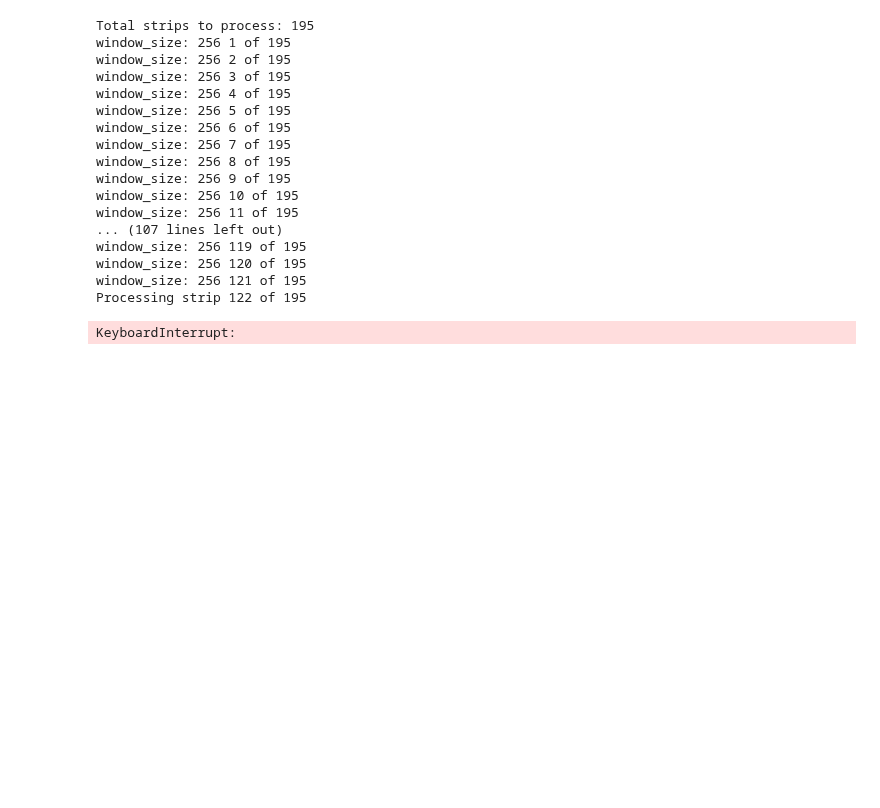
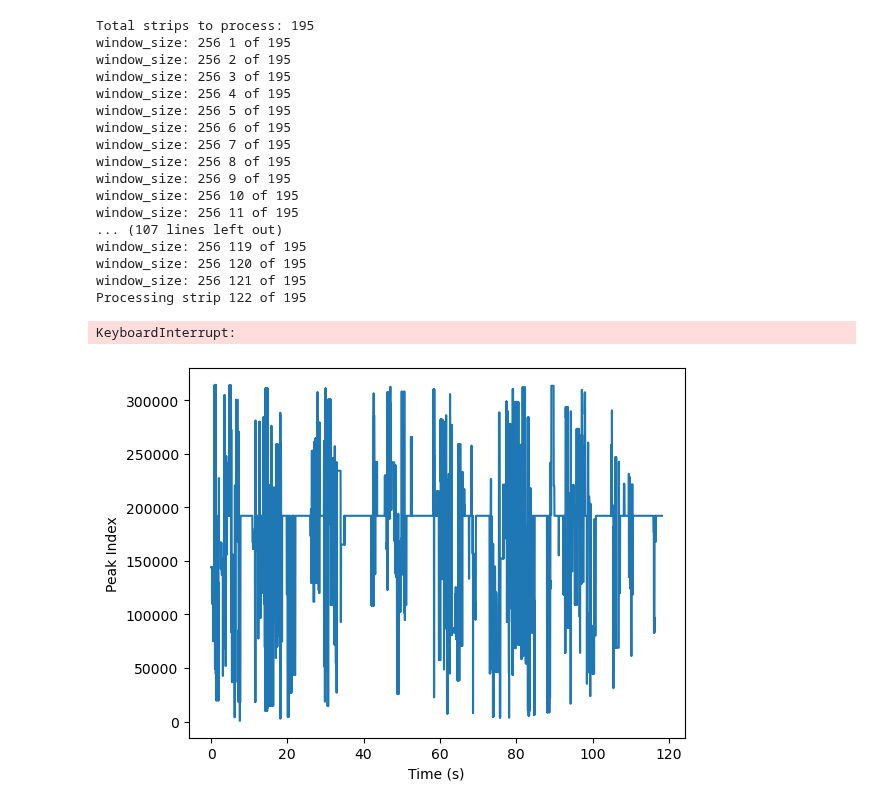
Before and after one commit to phoeberyder/atlas_rb, a Jupyter notebook: intelsat33edeb_spectrogram.ipynb, the cells around one changed output. Cells and saved outputs as stored; diff of their text form; code cells hidden in the pictures; blank space fills up the shorter version.

```diff
--- a/intelsat33edeb_spectrogram.ipynb
+++ b/intelsat33edeb_spectrogram.ipynb
@@ -753,0 +783,11 @@ KeyboardInterrupt:
+# %%
+peak_index = np.load('./Range rate compensation/peak_index_over_time_no_compensation.npy')
+# %%
+strip_time = np.linspace(0, len(peak_index)*0.0197, len(peak_index))
+# %%
+plt.plot(strip_time, peak_index)
+plt.xlabel('Time (s)')
+plt.ylabel('Peak Index')
+plt.show()
+# %% [output]
+[figure, added]
```
Also changed, not shown: parts of 26 cells of this notebook, 4 other files.
